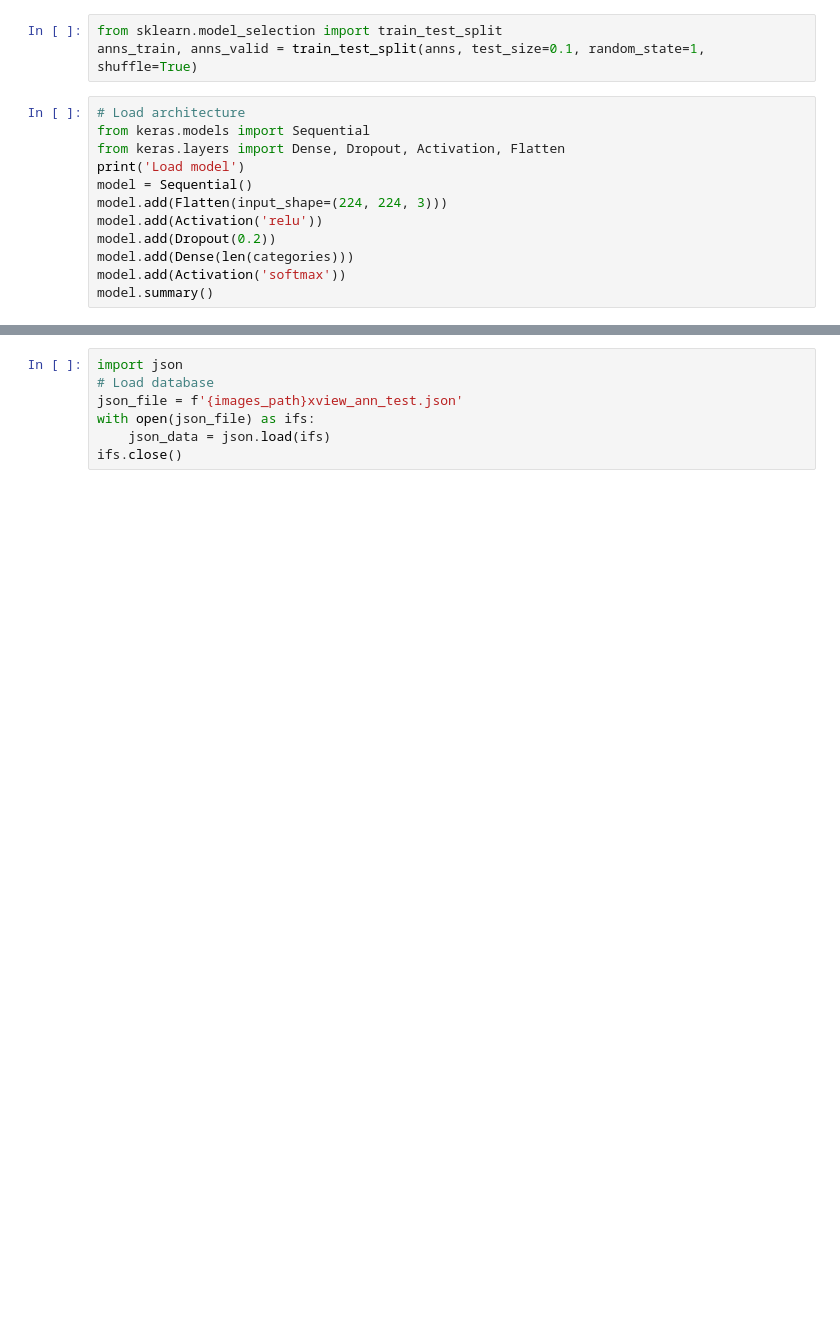
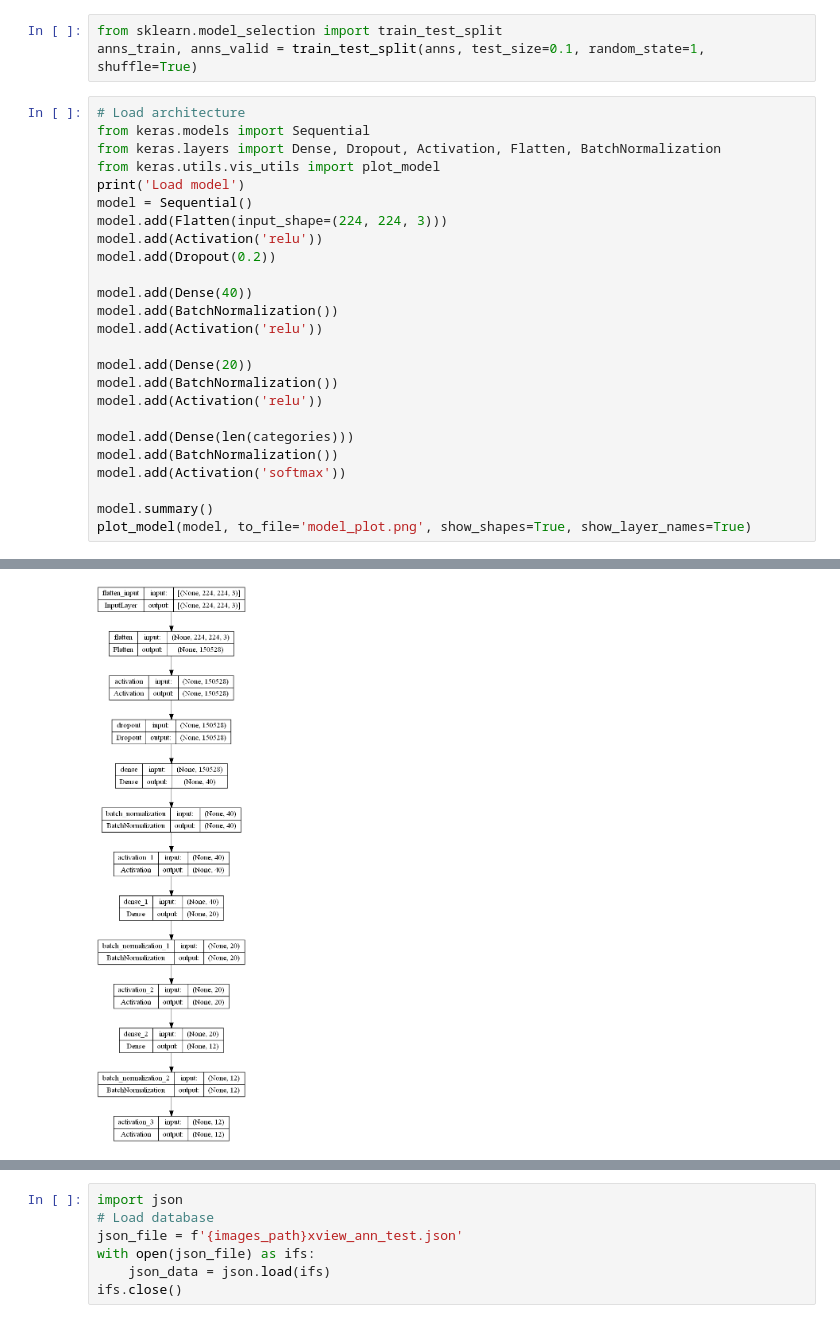
Before and after one commit to Dacarpe03/ComputerVision, a Jupyter notebook: DenseFeedForwardNNImageRecognition/dffnn_image_recognition.ipynb, the cells around one changed output, grey strips where cells are left out. Cells and saved outputs as stored; diff of their text form; blank space fills up the shorter version.

```diff
--- a/DenseFeedForwardNNImageRecognition/dffnn_image_recognition.ipynb
+++ b/DenseFeedForwardNNImageRecognition/dffnn_image_recognition.ipynb
@@ -129,14 +130,27 @@ anns_train, anns_valid = train_test_split(anns, test_size=0.1, random_state=1, s
 # %%
 # Load architecture
 from keras.models import Sequential
-from keras.layers import Dense, Dropout, Activation, Flatten
+from keras.layers import Dense, Dropout, Activation, Flatten, BatchNormalization
+from keras.utils.vis_utils import plot_model
 print('Load model')
 model = Sequential()
 model.add(Flatten(input_shape=(224, 224, 3)))
 model.add(Activation('relu'))
 model.add(Dropout(0.2))
+
+model.add(Dense(40))
+model.add(BatchNormalization())
+model.add(Activation('relu'))
+
+model.add(Dense(20))
+model.add(BatchNormalization())
+model.add(Activation('relu'))
+
 model.add(Dense(len(categories)))
+model.add(BatchNormalization())
 model.add(Activation('softmax'))
+
 model.summary()
+plot_model(model, to_file='model_plot.png', show_shapes=True, show_layer_names=True)
 # %% [output]
 Load model
@@ -161,4 +172,5 @@ Non-trainable params: 0
 _________________________________________________________________
+[figure, added]
 # %%
 # Learning rate is changed to 0.001
 from keras.optimizers import Adam
```
Also changed, not shown: parts of 10 cells of this notebook, 1 other file.
